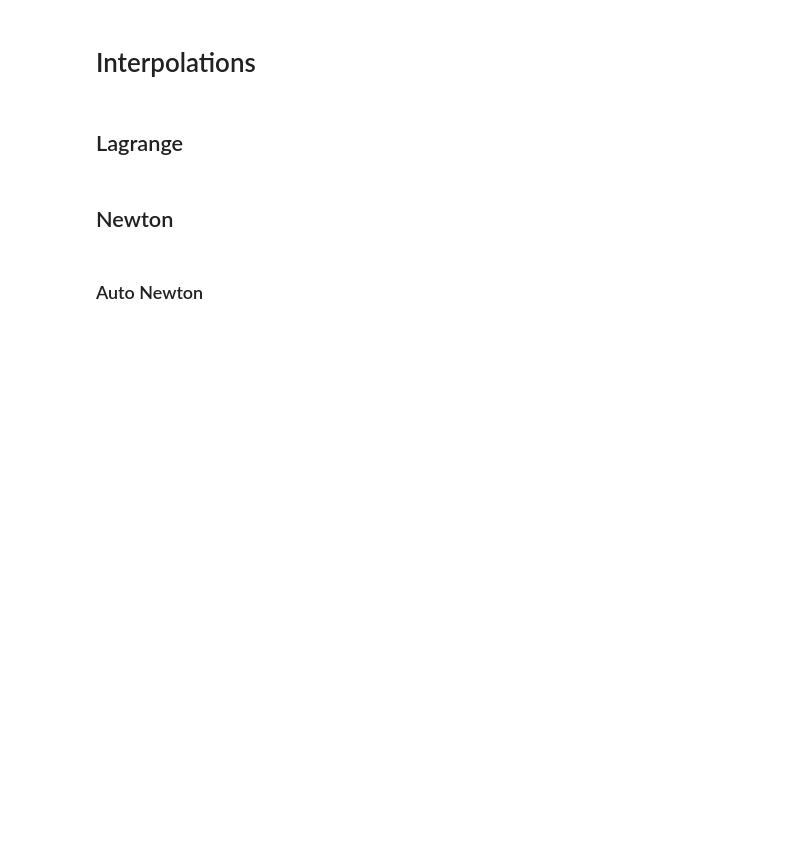
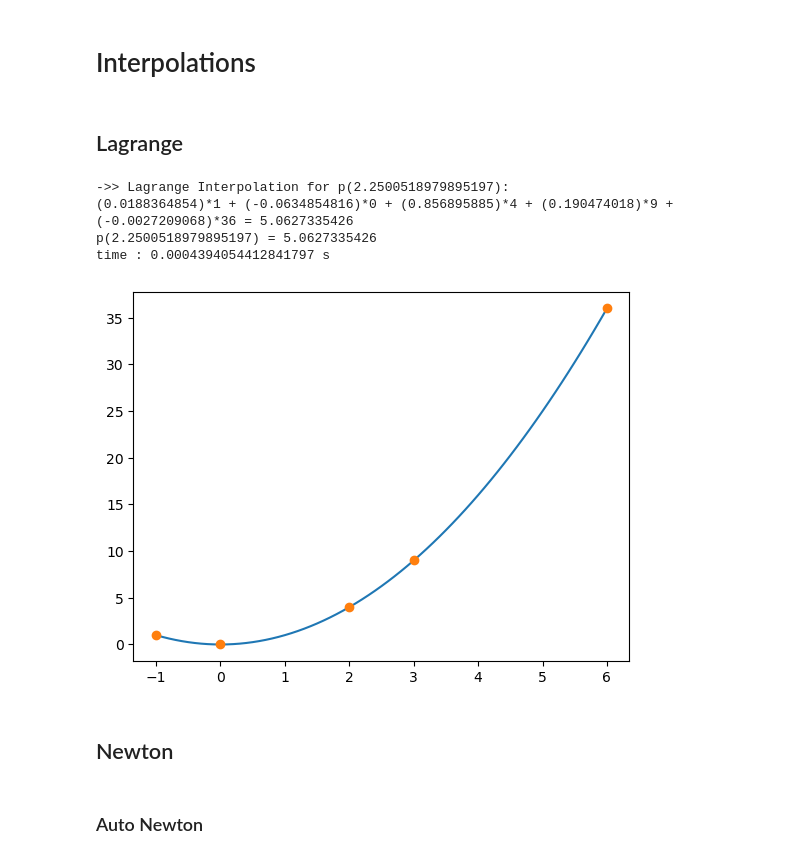
Before and after one commit to AmirYariAI/NumericalAnalysisRemake, a Jupyter notebook: unit_test.ipynb, the cells around one changed output. Cells and saved outputs as stored; diff of their text form; code cells hidden in the pictures; blank space fills up the shorter version.

Commit message:
Lagrange & FiniteDifferences test units added
Signed-off-by: am-linux <yarya524@gmail.com>

```diff
--- a/unit_test.ipynb
+++ b/unit_test.ipynb
@@ -21,9 +65,56 @@ Requirement already satisfied: six>=1.5 in /home/amir/anaconda3/envs/tf_cv2/lib/
+# %%
+def arange(start : float,end : float,step : float):
+
+    if start > end :
+        raise ValueError(f"input is invalid")
+
+    values = []
+    value = start
+
+    while value <= end:
+        values.append(value)
+        value = round(value + step , 5)
+
+    return values
 # %% [markdown]
 <h1>Horner</h1>
 # %% [markdown]
 <h1>Interpolations</h1>
 # %% [markdown]
 <h2>Lagrange</h2>
+# %%
+x_points = [-1 , 0 , 2 , 3 ,  6]
+f_points = [ 1 , 0 , 4 , 9 , 36]
+# %%
+lagrange = Lagrange(x_points,f_points)
+# %%
+start = time.time()
+
+x = random.uniform(lagrange.MinX,lagrange.MaxX)
+p_x = lagrange(x)
+
+end = time.time()
+
+print(f"p({x}) = {p_x}")
+print(f"time : {end - start} s")
+# %% [output]
+->> Lagrange Interpolation for p(2.2500518979895197):
+(0.0188364854)*1 + (-0.0634854816)*0 + (0.856895885)*4 + (0.190474018)*9 + (-0.0027209068)*36 = 5.0627335426
+p(2.2500518979895197) = 5.0627335426
+time : 0.0004394054412841797 s
+# %%
+debug_off()
+
+plot_data_x = arange(lagrange.MinX,lagrange.MaxX, 0.1)
+plot_data_y = list(map(lagrange,plot_data_x))
+
+debug_on()
+# %%
+plt.plot(plot_data_x,plot_data_y)
+plt.plot(x_points,f_points,'.',ms=12)
+plt.show()
+# %% [output]
+[figure, added]
 # %% [markdown]
 <h2>Newton</h2>
 # %% [markdown]
```
Also changed, not shown: parts of 16 cells of this notebook.
